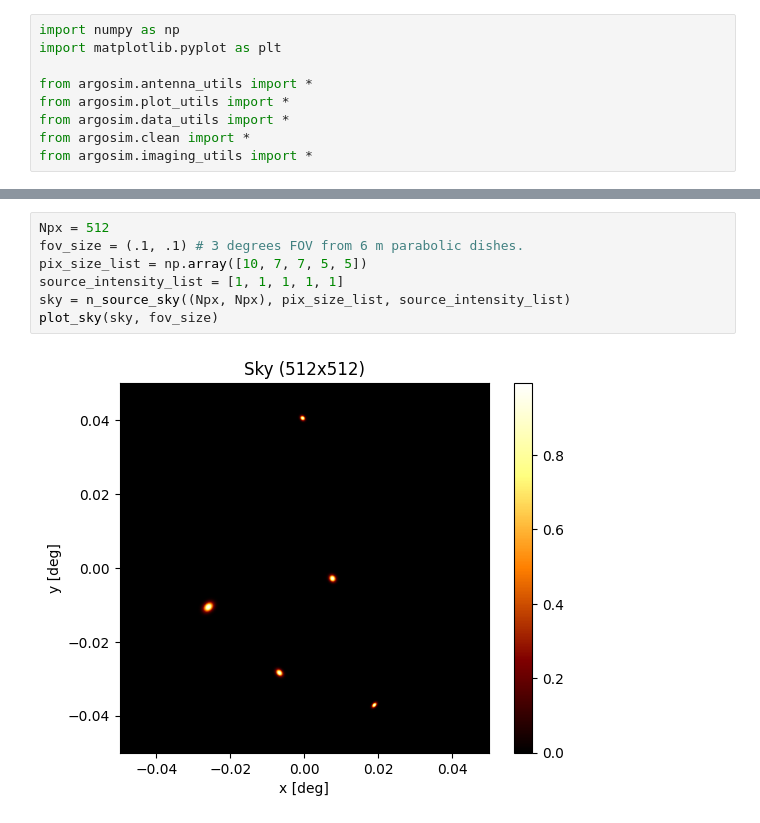
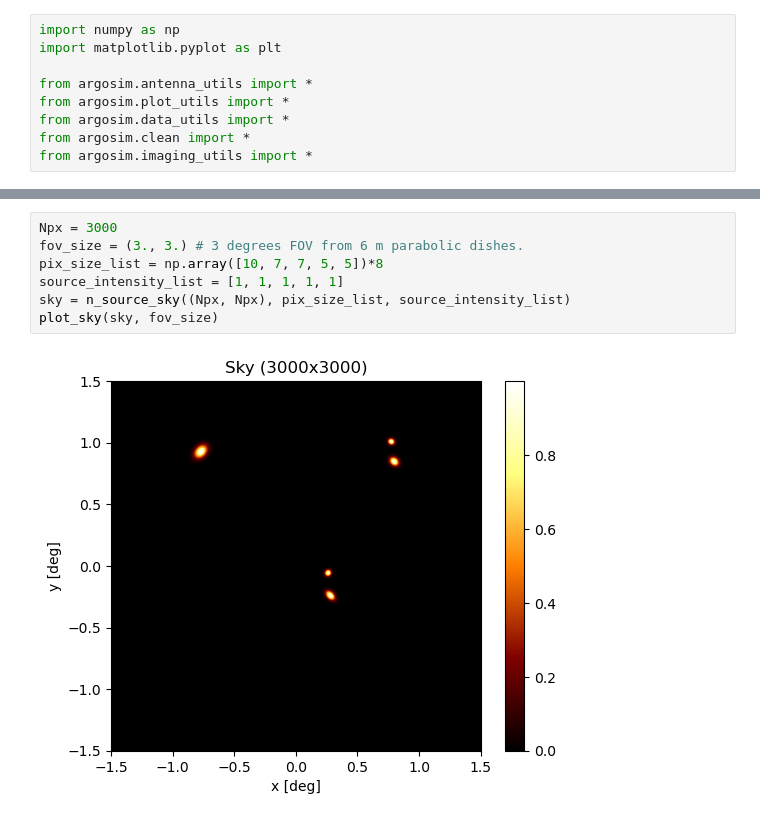
Before and after one commit to CentofantiEze/argosim, a Jupyter notebook: notebooks/full_argos_demo.ipynb, the cells around one changed output, grey strips where cells are left out. Cells and saved outputs as stored; diff of their text form.

```diff
--- a/notebooks/full_argos_demo.ipynb
+++ b/notebooks/full_argos_demo.ipynb
@@ -58,12 +58,12 @@ plot_baselines(track)
 # %%
-Npx = 512
-fov_size = (.1, .1) # 3 degrees FOV from 6 m parabolic dishes.
-pix_size_list = np.array([10, 7, 7, 5, 5])
+Npx = 3000
+fov_size = (3., 3.) # 3 degrees FOV from 6 m parabolic dishes.
+pix_size_list = np.array([10, 7, 7, 5, 5])*8
 source_intensity_list = [1, 1, 1, 1, 1]
 sky = n_source_sky((Npx, Npx), pix_size_list, source_intensity_list)
 plot_sky(sky, fov_size)
 # %% [output]
-[figure, old version]
+[figure, new version]
 # %%
 # Fourier transform of the sky
 sky_uv = sky2uv(sky)
```
Also changed, not shown: parts of 9 cells of this notebook.
